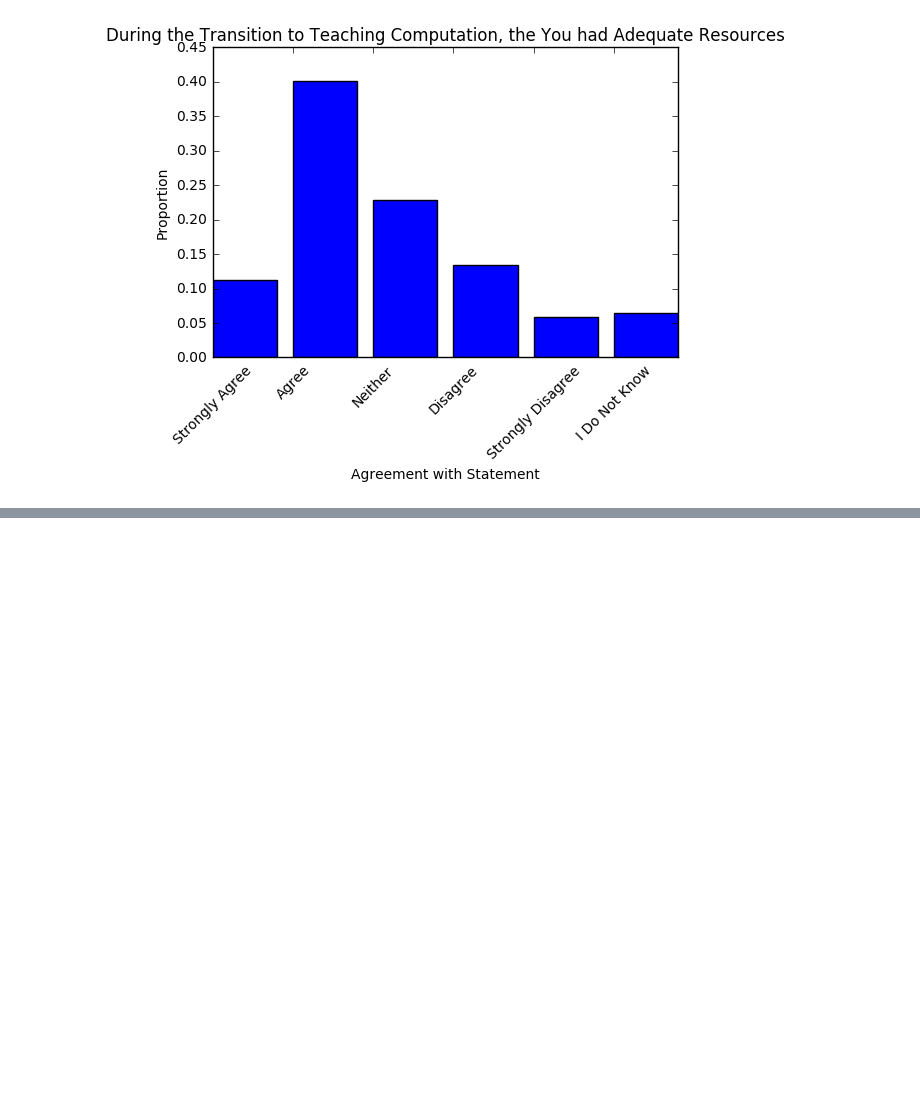
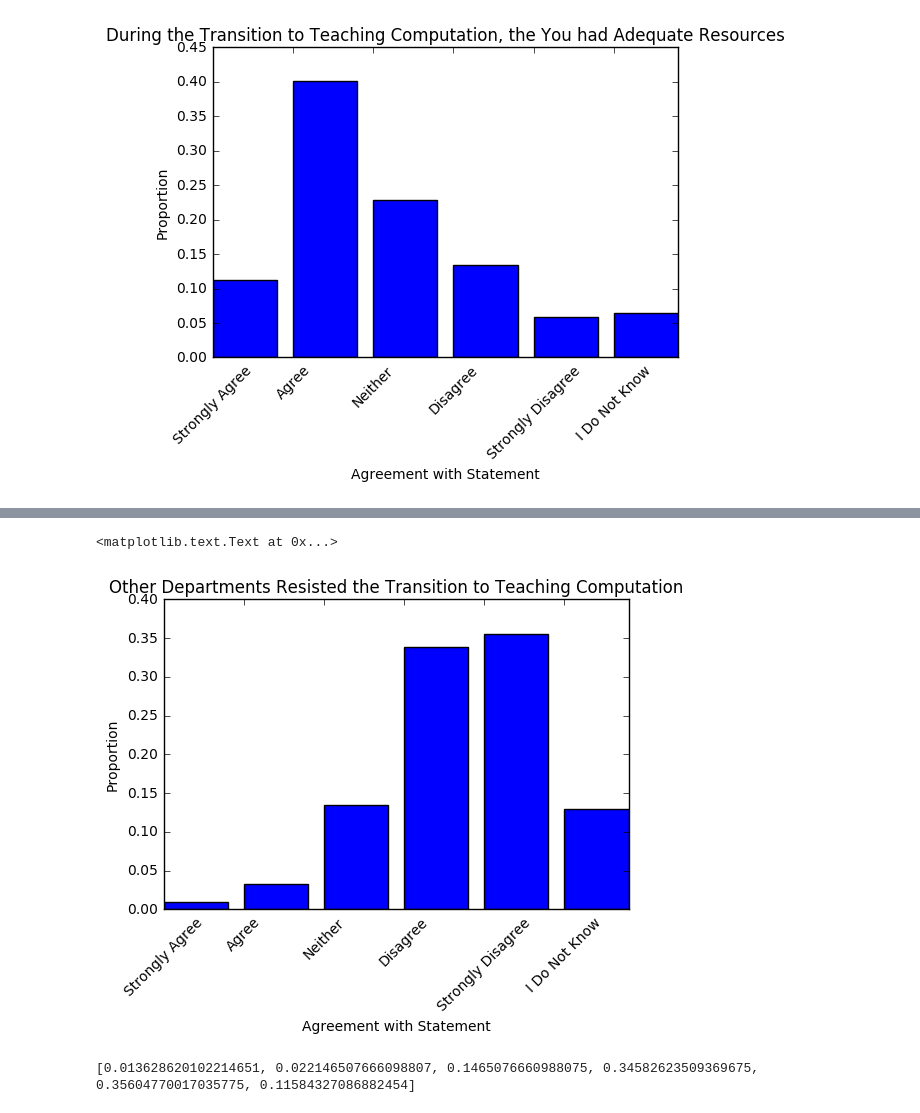
Before and after one commit to PERLMSU/Computational-Education-Data, a Jupyter notebook: Computation data.ipynb, the cells around one changed output, grey strips where cells are left out. Cells and saved outputs as stored; diff of their text form; code cells hidden in the pictures; blank space fills up the shorter version.

```diff
--- a/Computation data.ipynb
+++ b/Computation data.ipynb
@@ -1273,0 +1388,42 @@ plt.xlabel('Agreement with Statement')
+# %%
+Ans18f = ['Strongly Agree', 'Agree', 'Neither', 'Disagree', 'Strongly Disagree', 'I Do Not Know']
+Tick18f = [1,2,3,4,5,6]
+Ans18f_dist = Dept_Trans_Oth_Res_Dist
+plt.xticks(Tick18f, Ans18f, rotation=45)
+plt.bar(Tick18f, Ans18f_dist)
+plt.title('Other Departments Resisted the Transition to Teaching Computation')
+plt.ylabel('Proportion')
+plt.xlabel('Agreement with Statement')
+# %% [output]
+<matplotlib.text.Text at 0x...>
+[figure, added]
+# %%
+Dept_Trans_Adm_Res_AGDS = []
+#Collumn DC
+for row in data.values[:,106]:
+    Dept_Trans_Adm_Res_AGDS.append(row)
+#Agreement with the statement There was resistence from other departments
+Ans18g_Tot = Dept_Trans_Adm_Res_AGDS.count("Strongly agree")+Dept_Trans_Adm_Res_AGDS.count("Agree")+Dept_Trans_Adm_Res_AGDS.count("Neither agree nor disagree")+Dept_Trans_Adm_Res_AGDS.count("Disagree")+Dept_Trans_Adm_Res_AGDS.count("Strongly disgaree")+Dept_Trans_Adm_Res_AGDS.count("I Don't Know")
+Dept_Trans_Adm_Res_Dist = []
+Dept_Trans_Adm_Res_Str_Ag = Dept_Trans_Adm_Res_AGDS.count("Strongly agree")
+Prop_Dept_Trans_Adm_Res_Str_Ag = Dept_Trans_Adm_Res_Str_Ag/(Ans18g_Tot)
+Dept_Trans_Adm_Res_Dist.append(Prop_Dept_Trans_Adm_Res_Str_Ag)
+Dept_Trans_Adm_Res_Ag = Dept_Trans_Adm_Res_AGDS.count("Agree")
+Prop_Dept_Trans_Adm_Res_Ag = Dept_Trans_Adm_Res_Ag/(Ans18g_Tot)
+Dept_Trans_Adm_Res_Dist.append(Prop_Dept_Trans_Adm_Res_Ag)
+Dept_Trans_Adm_Res_Neither = Dept_Trans_Adm_Res_AGDS.count("Neither agree nor disagree")
+Prop_Dept_Trans_Adm_Res_Neither = Dept_Trans_Adm_Res_Neither/(Ans18g_Tot)
+Dept_Trans_Adm_Res_Dist.append(Prop_Dept_Trans_Adm_Res_Neither)
+Dept_Trans_Adm_Res_Ds = Dept_Trans_Adm_Res_AGDS.count("Disagree")
+Prop_Dept_Trans_Adm_Res_Ds = Dept_Trans_Adm_Res_Ds/(Ans18g_Tot)
+Dept_Trans_Adm_Res_Dist.append(Prop_Dept_Trans_Adm_Res_Ds)
+#disgaree is a typo in the results
+Dept_Trans_Adm_Res_Str_Ds = Dept_Trans_Adm_Res_AGDS.count("Strongly disgaree")
+Prop_Dept_Trans_Adm_Res_Str_Ds = Dept_Trans_Adm_Res_Str_Ds/(Ans18g_Tot)
+Dept_Trans_Adm_Res_Dist.append(Prop_Dept_Trans_Adm_Res_Str_Ds)
+Dept_Trans_Adm_Res_DK = Dept_Trans_Adm_Res_AGDS.count("I Don't Know")
+Prop_Dept_Trans_Adm_Res_DK = Dept_Trans_Adm_Res_DK/(Ans18g_Tot)
+Dept_Trans_Adm_Res_Dist.append(Prop_Dept_Trans_Adm_Res_DK)
+print(Dept_Trans_Adm_Res_Dist)
+# %% [output]
+[0.013628620102214651, 0.022146507666098807, 0.1465076660988075, 0.34582623509369675, 0.35604770017035775, 0.11584327086882454]
```
Also changed, not shown: parts of 32 cells of this notebook.
